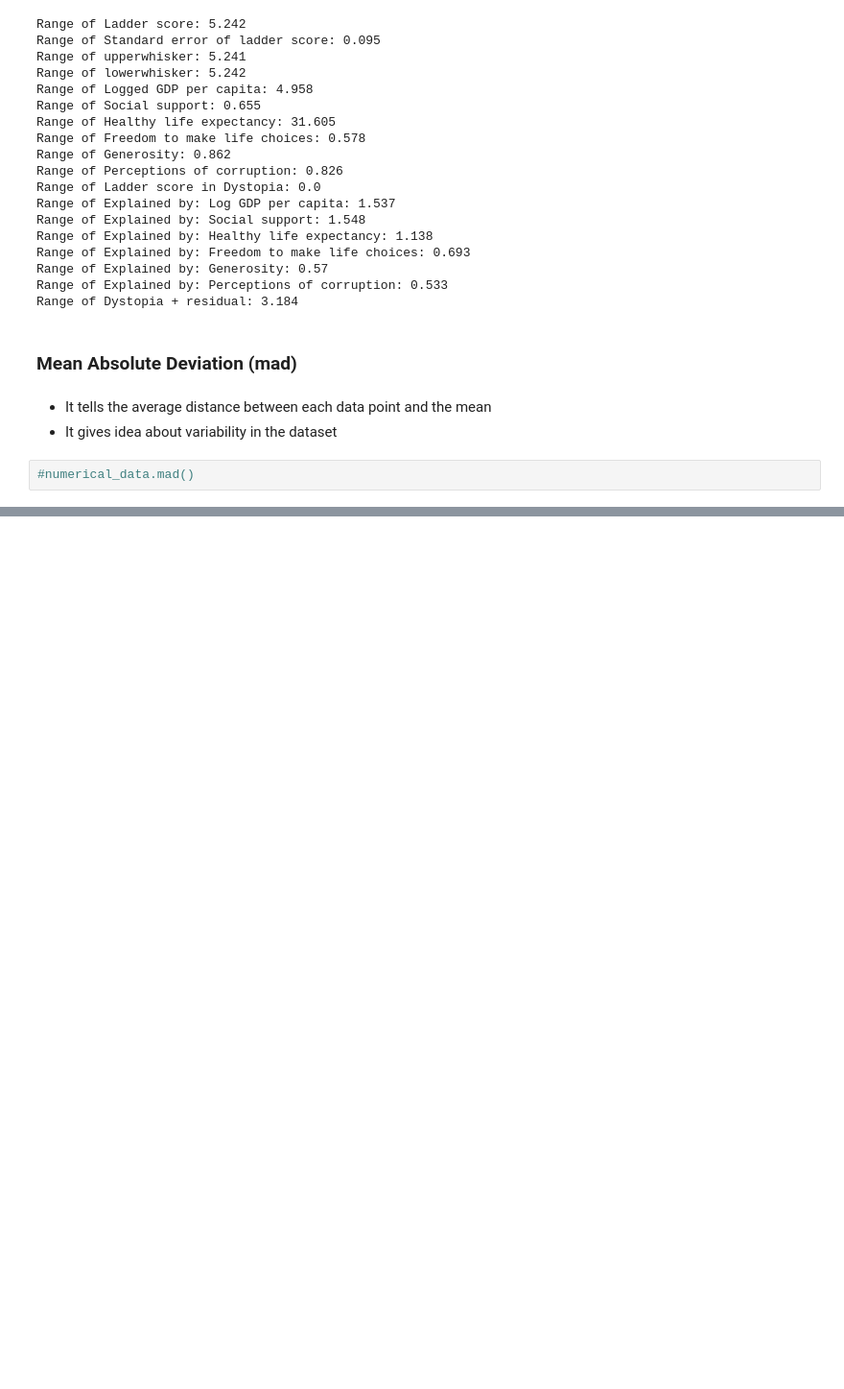
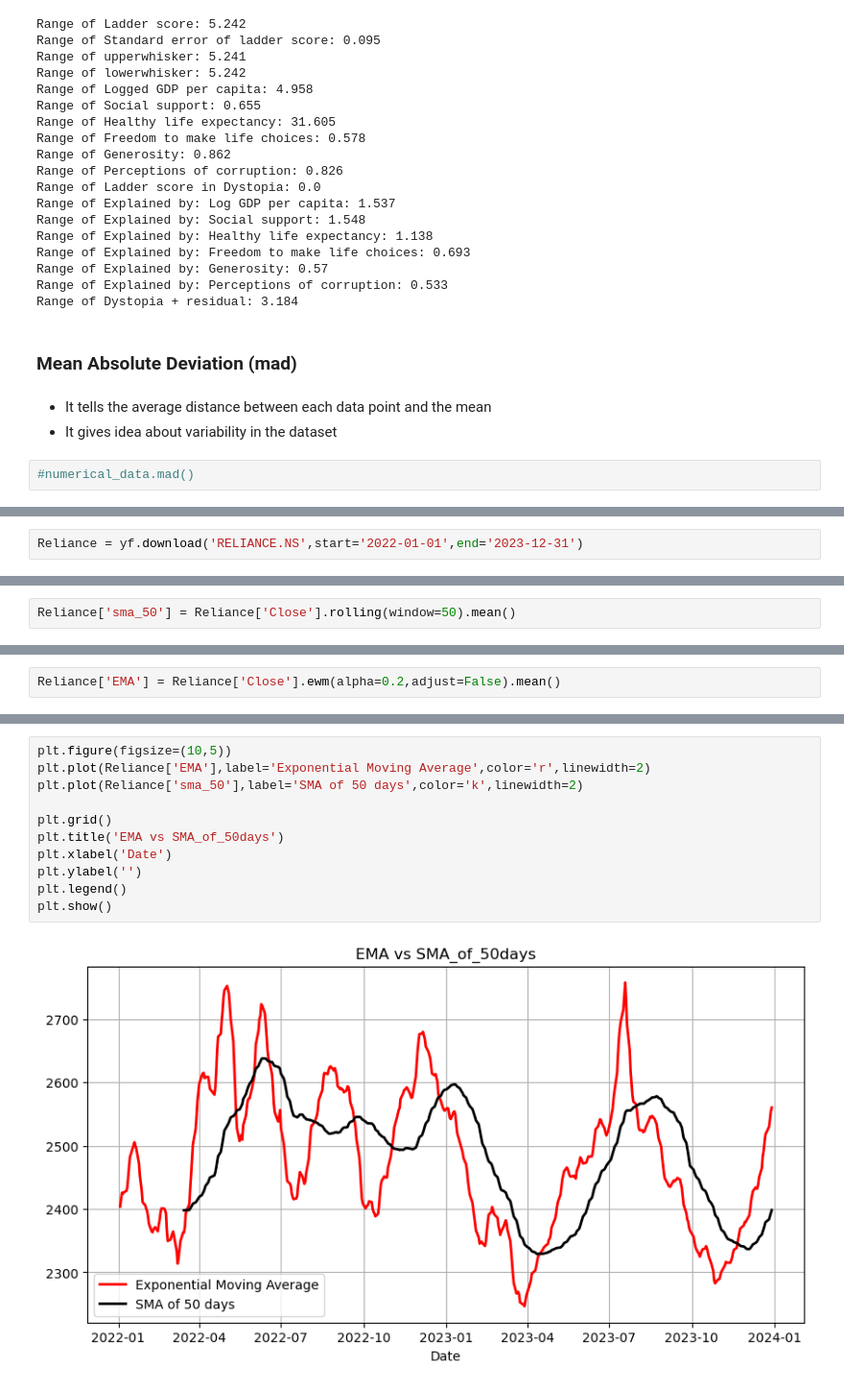
Before and after one commit to muhammedsinan07/Statistical-Analysis, a Jupyter notebook: Statistical Analysis.ipynb, the cells around one changed output, grey strips where cells are left out. Shown at 96% size. Drawn from its saved outputs; the diff is of its cells as text; blank space fills up the shorter version.

```diff
--- a/Statistical Analysis.ipynb
+++ b/Statistical Analysis.ipynb
@@ -387,0 +410,2 @@ Range of Dystopia + residual: 3.184
+# %%
+Reliance = yf.download('RELIANCE.NS',start='2022-01-01',end='2023-12-31')
@@ -387,0 +433,2 @@ Range of Dystopia + residual: 3.184
+# %%
+Reliance['sma_50'] = Reliance['Close'].rolling(window=50).mean()
@@ -387,0 +454,2 @@ Range of Dystopia + residual: 3.184
+# %%
+Reliance['EMA'] = Reliance['Close'].ewm(alpha=0.2,adjust=False).mean()
@@ -387,0 +473,13 @@ Range of Dystopia + residual: 3.184
+# %%
+plt.figure(figsize=(10,5))
+plt.plot(Reliance['EMA'],label='Exponential Moving Average',color='r',linewidth=2)
+plt.plot(Reliance['sma_50'],label='SMA of 50 days',color='k',linewidth=2)
+
+plt.grid()
+plt.title('EMA vs SMA_of_50days')
+plt.xlabel('Date')
+plt.ylabel('')
+plt.legend()
+plt.show()
+# %% [output]
+[figure, added]
```
Also changed, not shown: parts of 8 cells of this notebook.
